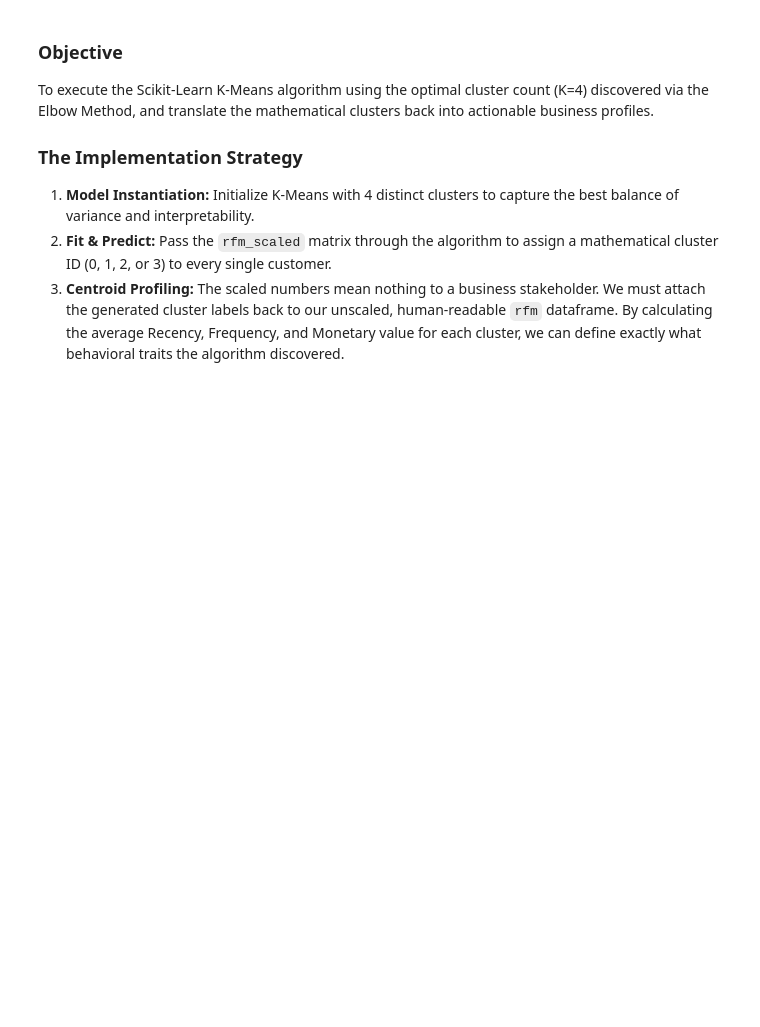
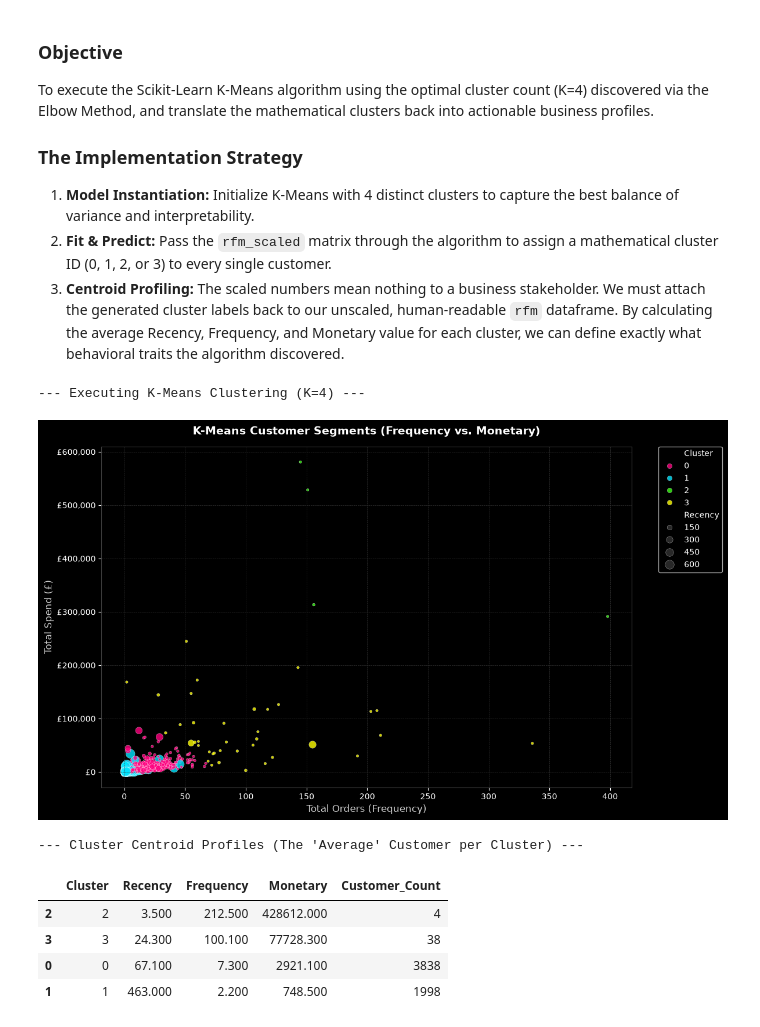
Before and after one commit to MianArslan09/UCI-Retail-II-Data-EDA, a Jupyter notebook: notebooks/EDA.ipynb, the cells around one changed output. Saved outputs shown, nothing was run; the diff lists cells and outputs as text; code cells hidden in the pictures; blank space fills up the shorter version.

Commit message:
feat(ml): execute k-means pipeline and map cluster centroids
- Fit K-Means algorithm (K=4) to the scaled RFM matrix
- Append mathematical cluster labels to the core unscaled dataframe
- Compute mean Recency, Frequency, and Monetary metrics to establish cluster profiles
- Render dark-mode scatter plot to visualize multi-dimensional cluster boundaries

```diff
--- a/notebooks/EDA.ipynb
+++ b/notebooks/EDA.ipynb
@@ -1686,3 +1686,79 @@ To execute the Scikit-Learn K-Means algorithm using the optimal cluster count (K
 1. **Model Instantiation:** Initialize K-Means with 4 distinct clusters to capture the best balance of variance and interpretability.
 2. **Fit & Predict:** Pass the `rfm_scaled` matrix through the algorithm to assign a mathematical cluster ID (0, 1, 2, or 3) to every single customer.
 3. **Centroid Profiling:** The scaled numbers mean nothing to a business stakeholder. We must attach the generated cluster labels back to our unscaled, human-readable `rfm` dataframe. By calculating the average Recency, Frequency, and Monetary value for each cluster, we can define exactly what behavioral traits the algorithm discovered.
+# %%
+# ==========================================
+# 21. K-MEANS CLUSTERING EXECUTION
+# ==========================================
+import pandas as pd
+import seaborn as sns
+import matplotlib.pyplot as plt
+import matplotlib.ticker as ticker
+from sklearn.cluster import KMeans
+
+print("--- Executing K-Means Clustering (K=4) ---")
+
+# 1. Initialize and fit the Scikit-Learn model
+# random_state=42 ensures our results are perfectly reproducible across pipeline runs
+kmeans = KMeans(n_clusters=4, random_state=42, n_init=10)
+rfm['Cluster'] = kmeans.fit_predict(rfm_scaled)
+
+# 2. Profile the Clusters (Calculate the Centroids)
+cluster_profile = rfm.groupby('Cluster').agg({
+    'Recency': 'mean',
+    'Frequency': 'mean',
+    'Monetary': 'mean',
+    'Customer ID': 'count'
+}).round(1).reset_index()
+
+cluster_profile.rename(columns={'Customer ID': 'Customer_Count'}, inplace=True)
+
+# Sort by Monetary value to easily identify the "Whale" cluster down to the "Low Value" cluster
+cluster_profile = cluster_profile.sort_values('Monetary', ascending=False)
+
+# 3. VISUALIZATION (DARK AESTHETIC)
+plt.style.use('dark_background')
+fig, ax = plt.subplots(figsize=(12, 7))
+neon_palette = ['#ff007f', '#00e5ff', '#39ff14', '#ffff00'] # Pink, Blue, Green, Yellow
+
+# Plot Frequency vs Monetary, color by Cluster, bubble size by Recency
+sns.scatterplot(
+    x='Frequency',
+    y='Monetary',
+    hue='Cluster',
+    palette=neon_palette,
+    size='Recency',
+    sizes=(10, 150),
+    alpha=0.8,
+    data=rfm,
+    ax=ax
+)
+
+ax.set_title('K-Means Customer Segments (Frequency vs. Monetary)', pad=15, fontsize=14, fontweight='bold')
+ax.set_xlabel('Total Orders (Frequency)', fontsize=12, color='#cccccc')
+ax.set_ylabel('Total Spend (£)', fontsize=12, color='#cccccc')
+ax.yaxis.set_major_formatter(ticker.FuncFormatter(lambda x, p: f"£{format(int(x), ',')}"))
+
+# Clean up grid and borders
+ax.grid(color='#333333', linestyle='--', linewidth=0.5)
+for spine in ax.spines.values():
+    spine.set_color('#444444')
+
+# Adjust legend so it doesn't overlap the data
+plt.legend(bbox_to_anchor=(1.05, 1), loc='upper left', borderaxespad=0.)
+plt.tight_layout()
+plt.show()
+plt.style.use('default')
+
+# 4. Display the Cluster Centroids
+print("--- Cluster Centroid Profiles (The 'Average' Customer per Cluster) ---")
+display(cluster_profile)
+# %% [output]
+--- Executing K-Means Clustering (K=4) ---
+[figure, added]
+--- Cluster Centroid Profiles (The 'Average' Customer per Cluster) ---
+|  | Cluster | Recency | Frequency | Monetary | Customer_Count |
+| 2 | 2 | 3.500 | 212.500 | 428612.000 | 4 |
+| 3 | 3 | 24.300 | 100.100 | 77728.300 | 38 |
+| 0 | 0 | 67.100 | 7.300 | 2921.100 | 3838 |
+| 1 | 1 | 463.000 | 2.200 | 748.500 | 1998 |
```
